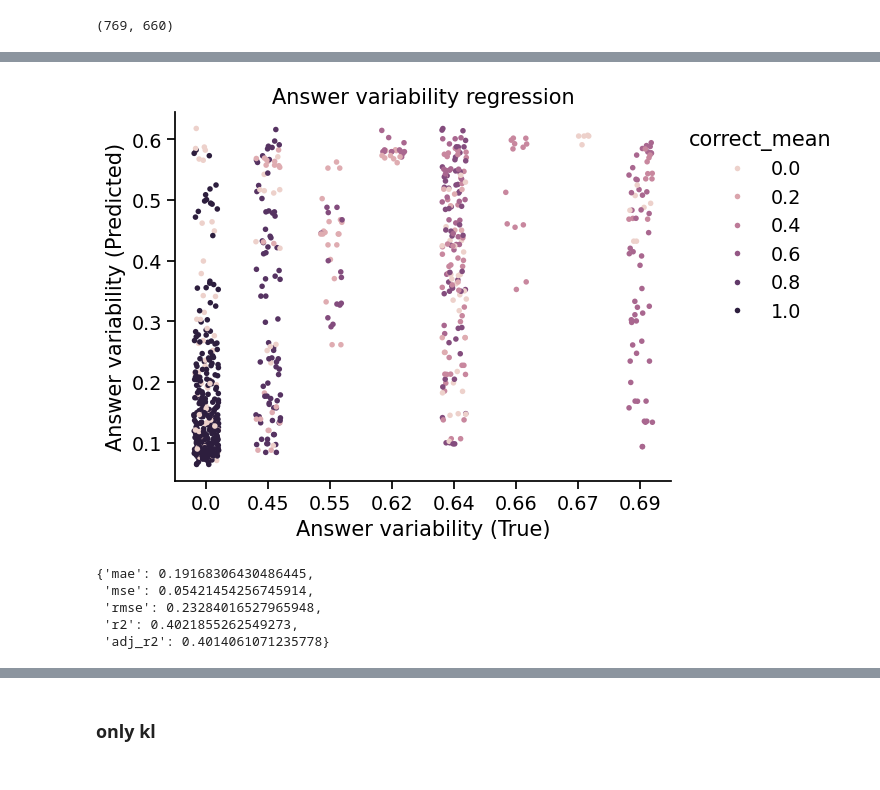
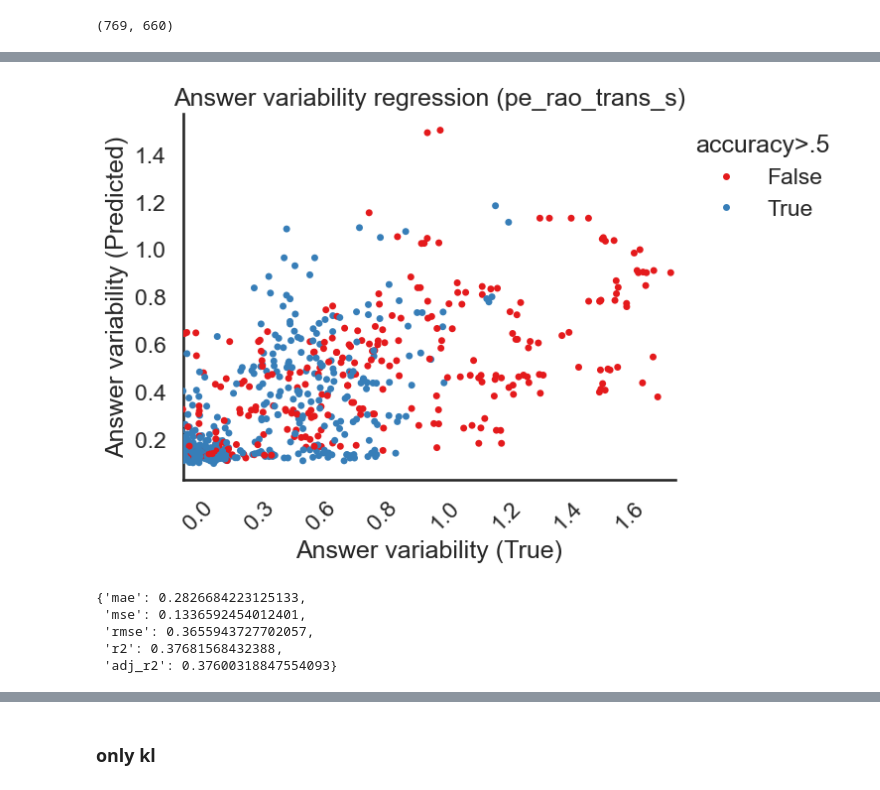
Before and after one commit to carloalbertobono/llm-uncertainty, a Jupyter notebook: tablellama-regressor.ipynb, the cells around one changed output, grey strips where cells are left out. Cells and saved outputs as stored; diff of their text form; code cells hidden in the pictures.

```diff
--- a/tablellama-regressor.ipynb
+++ b/tablellama-regressor.ipynb
@@ -28,7 +28,7 @@ truth = mydict['truth']
 segments = mydict['segments']
 mm = mydict['m']
 # %%
-with open('aggrodue.pickle', 'rb') as handle:
+with open('aggrodue.deberta-v2-xxlarge.pickle', 'rb') as handle:
     aggrodue = pickle.load(handle)
 # %%
 from sklearn.metrics import mean_absolute_error, mean_squared_error, r2_score
@@ -307,15 +486,16 @@ ds.columns = ['_'.join([str(c) for c in col]).strip() for col in ds.columns.valu
 ds = ds.rename(columns={'run_': 'run', 'pid_': 'pid'})
 ds = ds.merge(truth, on=['run', 'pid'])
 
-ds = ds.merge(aggrodue[['pid', 'answers_entropy_norm', 'correct_mean']], on='pid')
+target = 'pe_rao_trans_s' # 'pe_rao_trans_s' # 'answers_entropy_norm'
+ds = ds.merge(aggrodue[['pid', target, 'correct_mean']], on='pid')
 
 # WARNING here we are dropping duplicates (include correct as variable since it embeds 'aleatoric uncertainty')
 ds = ds.drop_duplicates(ds.columns[1:-3])
 
-y = ds.answers_entropy_norm
-correct_mean = ds.correct_mean
+y = ds[target].round(2)
+correct_mean = ds.correct_mean > 0.5
 pids = ds.pid
-X = ds.drop(columns=['run', 'pid', 'correct', 'hallucinated', 'answers_entropy_norm', 'correct_mean'])
+X = ds.drop(columns=['run', 'pid', 'correct', 'hallucinated', target, 'correct_mean'])
 
 # rus = RandomUnderSampler(random_state=42)
 X_res, y_res = X, y # rus.fit_resample(X, y)
@@ -346,24 +526,33 @@ Wall time: 13.4 s
 # %%
-ax = sns.stripplot(y=pred, x=np.round(y_res.values,2), jitter=0.2, hue=correct_mean, size=4) # , log_scale=(True,False))
+ax = sns.stripplot(y=pred, x=np.round(y_res.values,1),
+                   jitter=1,
+                   hue=correct_mean,
+                   size=5,
+                   palette='Set1') # , log_scale=(True,False))
 sns.despine()
 
-plt.title('Answer variability regression')
+plt.title(f'Answer variability regression ({target})')
 plt.xlabel('Answer variability (True)')
 plt.ylabel('Answer variability (Predicted)')
 
-sns.move_legend(ax, "upper left", bbox_to_anchor=(1, 1), frameon=False)
+sns.move_legend(ax, "upper left", bbox_to_anchor=(1, 1), frameon=False, title='accuracy>.5')
+
+from matplotlib.ticker import MaxNLocator
+ax.xaxis.set_major_locator(MaxNLocator(nbins=10))
+plt.xticks(rotation=45)
+
 plt.show()
 # %% [output]
-[figure, old version]
+[figure, new version]
 # %%
-met_all = assessme(y_res.values, pred)
-met_all
+met = assessme(y_res.values, pred)
+met
 # %% [output]
-{'mae': 0.19168306430486445,
- 'mse': 0.05421454256745914,
- 'rmse': 0.23284016527965948,
- 'r2': 0.4021855262549273,
- 'adj_r2': 0.4014061071235778}
+{'mae': 0.2826684223125133,
+ 'mse': 0.1336592454012401,
+ 'rmse': 0.3655943727702057,
+ 'r2': 0.37681568432388,
+ 'adj_r2': 0.37600318847554093}
 # %%
 %%time
 
```
Also changed, not shown: parts of 70 cells of this notebook, 4 other files.
